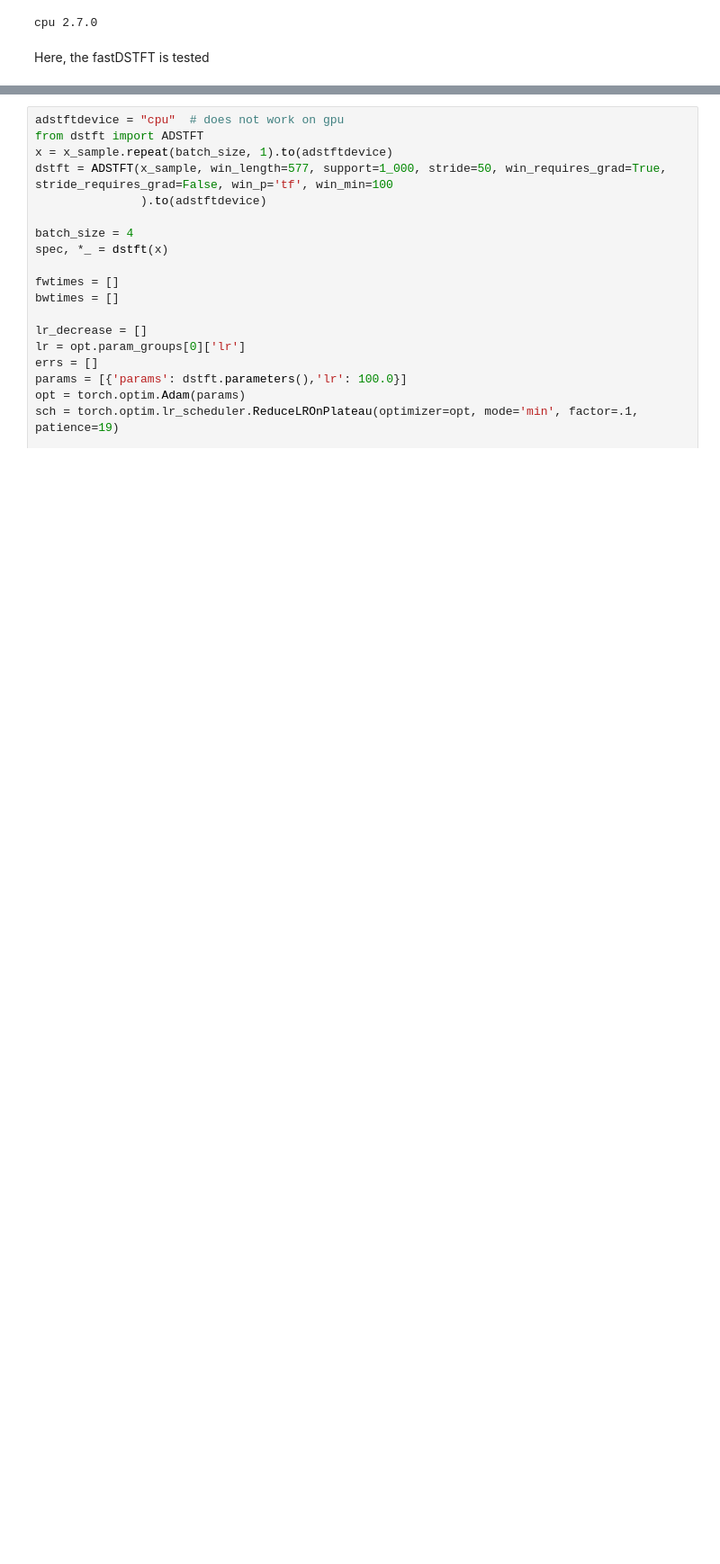
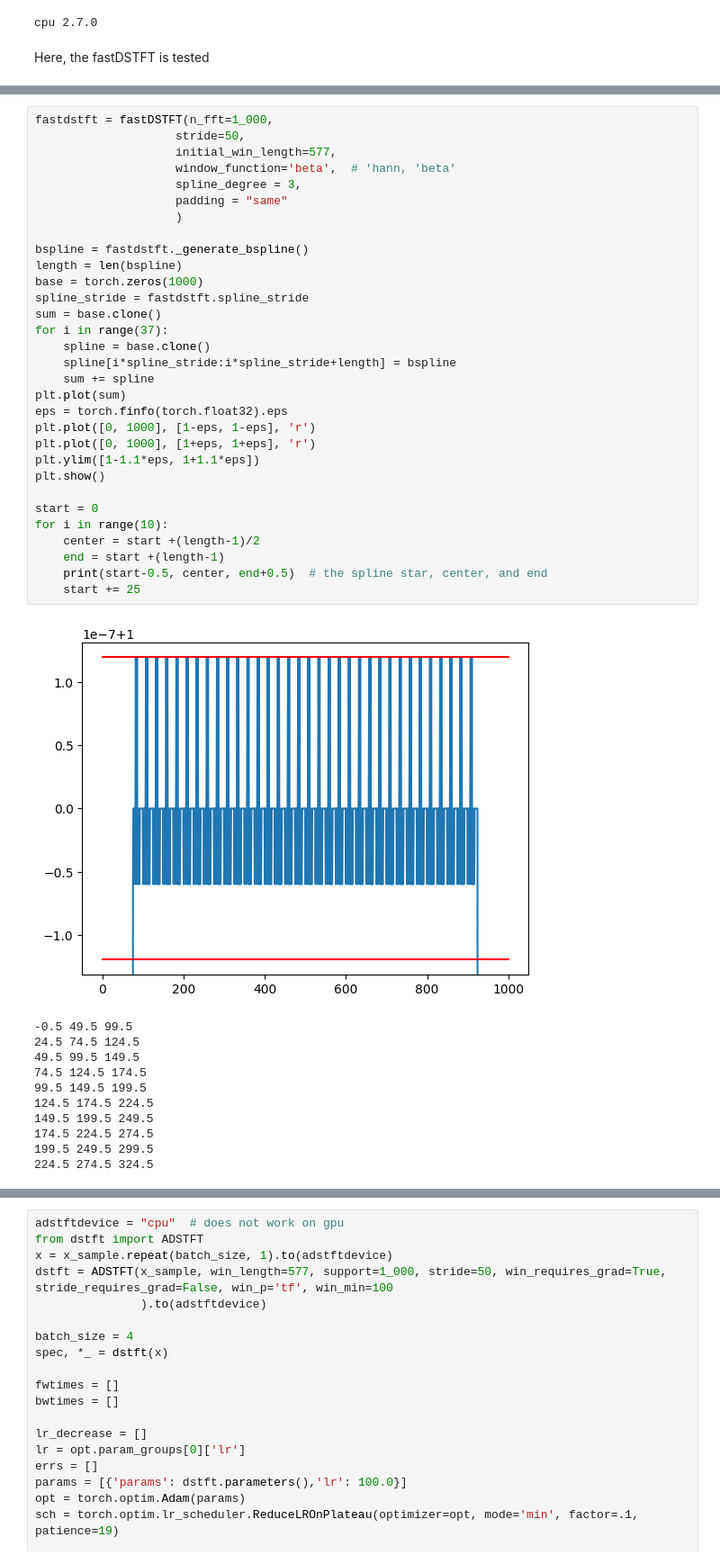
Before and after one commit to SpoketKasper/projekt-fmsn35, a Jupyter notebook: dstft/notebooks/fastDSTFT.ipynb, the cells around one changed output, grey strips where cells are left out. Shown: that part at 90% size. Saved outputs shown, nothing was run; the diff lists cells and outputs as text; blank space fills up the shorter version.

Commit message:
Analysis, input requirements, and a small correction of the function that generates bsplines

```diff
--- a/dstft/notebooks/fastDSTFT.ipynb
+++ b/dstft/notebooks/fastDSTFT.ipynb
@@ -193,0 +260,43 @@ finished on epoch 30 with (unregularized) loss 8.946742057800293
+# %%
+fastdstft = fastDSTFT(n_fft=1_000,
+                    stride=50,
+                    initial_win_length=577,
+                    window_function='beta',  # 'hann, 'beta'
+                    spline_degree = 3,
+                    padding = "same"
+                    )
+
+bspline = fastdstft._generate_bspline()
+length = len(bspline)
+base = torch.zeros(1000)
+spline_stride = fastdstft.spline_stride
+sum = base.clone()
+for i in range(37):
+    spline = base.clone()
+    spline[i*spline_stride:i*spline_stride+length] = bspline
+    sum += spline
+plt.plot(sum)
+eps = torch.finfo(torch.float32).eps
+plt.plot([0, 1000], [1-eps, 1-eps], 'r')
+plt.plot([0, 1000], [1+eps, 1+eps], 'r')
+plt.ylim([1-1.1*eps, 1+1.1*eps])
+plt.show()
+
+start = 0
+for i in range(10):
+    center = start +(length-1)/2
+    end = start +(length-1)
+    print(start-0.5, center, end+0.5)  # the spline star, center, and end
+    start += 25
+# %% [output]
+[figure, added]
+-0.5 49.5 99.5
+24.5 74.5 124.5
+49.5 99.5 149.5
+74.5 124.5 174.5
+99.5 149.5 199.5
+124.5 174.5 224.5
+149.5 199.5 249.5
+174.5 224.5 274.5
+199.5 249.5 299.5
+224.5 274.5 324.5
```
Also changed, not shown: parts of 8 cells of this notebook, 2 other files.
